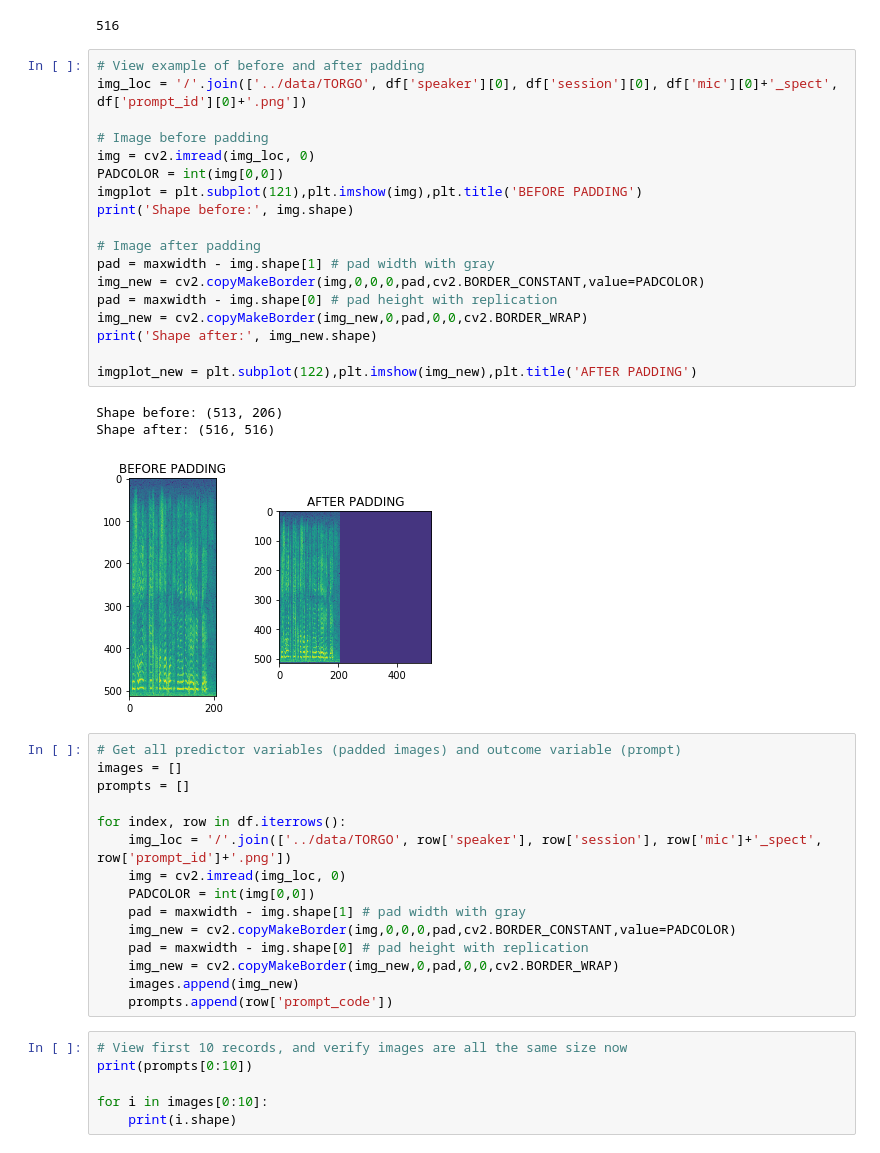
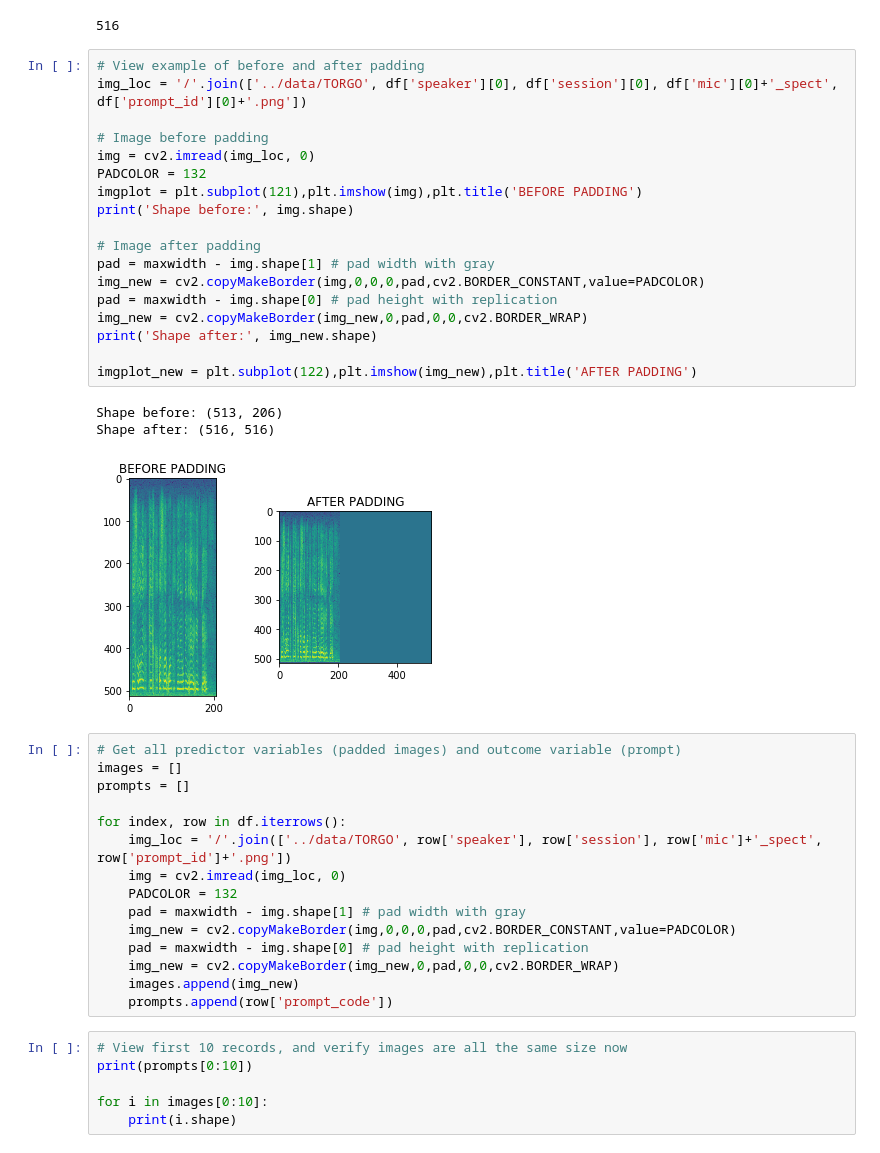
Before and after one commit to miketp333/mids_capstone, a Jupyter notebook: models/cnn_test.ipynb, the cells around one changed output. Cells and saved outputs as stored; diff of their text form.

```diff
--- a/models/cnn_test.ipynb
+++ b/models/cnn_test.ipynb
@@ -67,25 +67,25 @@ print(maxwidth)
 # %%
 # View example of before and after padding
 img_loc = '/'.join(['../data/TORGO', df['speaker'][0], df['session'][0], df['mic'][0]+'_spect', df['prompt_id'][0]+'.png'])
 
 # Image before padding
 img = cv2.imread(img_loc, 0)
-PADCOLOR = int(img[0,0])
+PADCOLOR = 132
 imgplot = plt.subplot(121),plt.imshow(img),plt.title('BEFORE PADDING')
 print('Shape before:', img.shape)
 
 # Image after padding
 pad = maxwidth - img.shape[1] # pad width with gray
 img_new = cv2.copyMakeBorder(img,0,0,0,pad,cv2.BORDER_CONSTANT,value=PADCOLOR)
 pad = maxwidth - img.shape[0] # pad height with replication
 img_new = cv2.copyMakeBorder(img_new,0,pad,0,0,cv2.BORDER_WRAP)
 print('Shape after:', img_new.shape)
 
 imgplot_new = plt.subplot(122),plt.imshow(img_new),plt.title('AFTER PADDING')
 # %% [output]
 Shape before: (513, 206)
 Shape after: (516, 516)
-[figure, old version]
+[figure, new version]
 # %%
 # Get all predictor variables (padded images) and outcome variable (prompt)
 images = []
@@ -94,7 +94,7 @@ prompts = []
 for index, row in df.iterrows():
     img_loc = '/'.join(['../data/TORGO', row['speaker'], row['session'], row['mic']+'_spect', row['prompt_id']+'.png'])
     img = cv2.imread(img_loc, 0)
-    PADCOLOR = int(img[0,0])
+    PADCOLOR = 132
     pad = maxwidth - img.shape[1] # pad width with gray
     img_new = cv2.copyMakeBorder(img,0,0,0,pad,cv2.BORDER_CONSTANT,value=PADCOLOR)
     pad = maxwidth - img.shape[0] # pad height with replication
```
Also changed, not shown: parts of 2 cells of this notebook, 1 other file.
